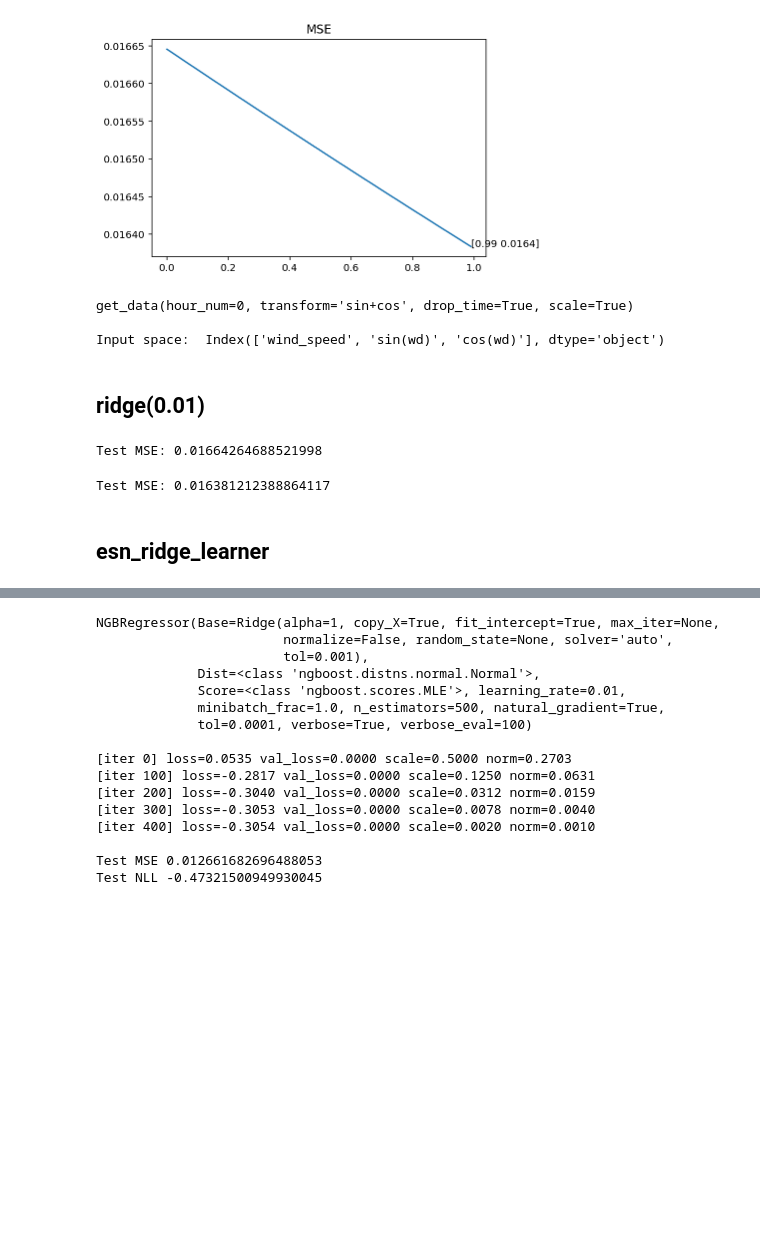
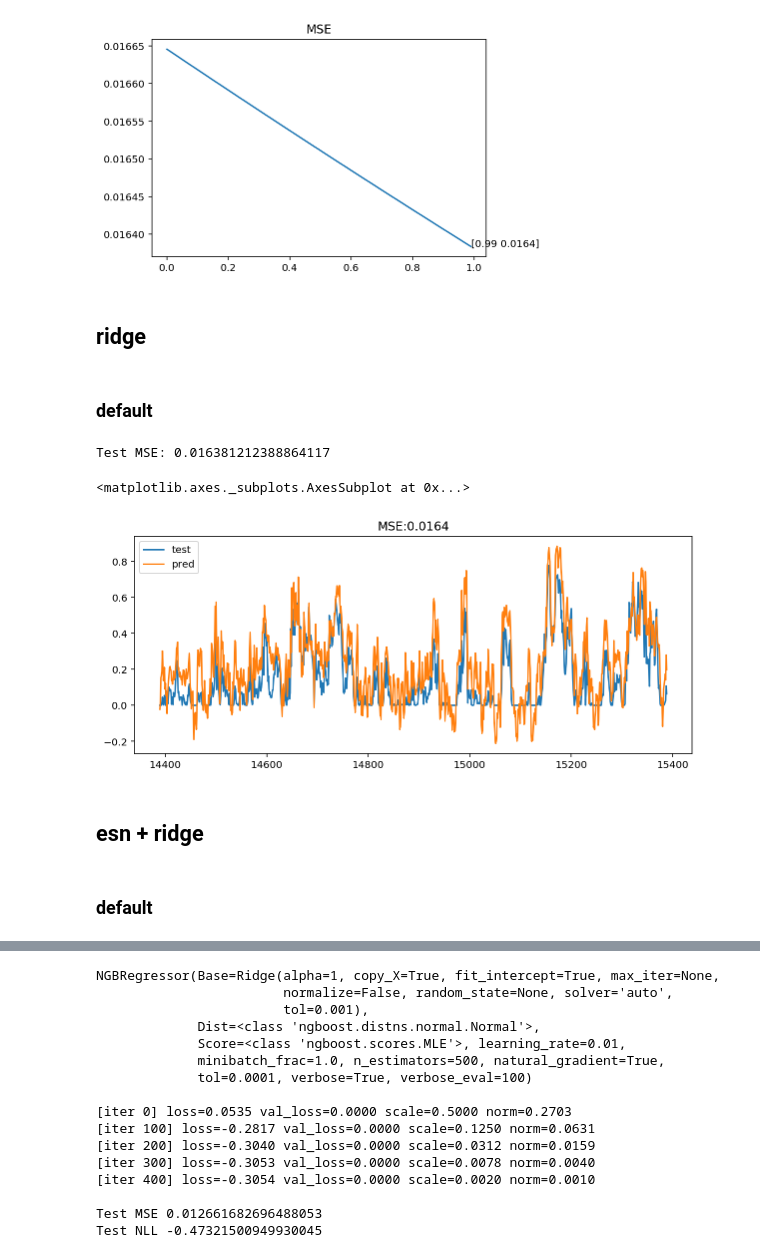
Before and after one commit to longdongchuan/ML_Project, a Jupyter notebook: ML - 2.1/result/GA-esn_learners/ridge模型对比.ipynb, the cells around one changed output, grey strips where cells are left out. Saved outputs shown, nothing was run; the diff lists cells and outputs as text; code cells hidden in the pictures; blank space fills up the shorter version.

```diff
--- a/ML - 2.1/result/GA-esn_learners/ridge模型对比.ipynb
+++ b/ML - 2.1/result/GA-esn_learners/ridge模型对比.ipynb
@@ -61,20 +56,3 @@ print('best alpha:', Series.idxmin())
 # %% [output]
 best alpha: 0.99
 [figure]
-# %%
-import sys
-sys.path.append('/Users/apple/Documents/ML_Project/ML - 2.1/module')
-from utils import *
-from ngboost.learners import *
-from sklearn.metrics import mean_squared_error
-import numpy as np
-from tqdm.notebook import tqdm as tqdm
-%config InlineBackend.figure_format='retina'
-
-X_train, X_test, Y_train, Y_test = get_data(hour_num=0, transform='sin+cos',
-                                            test_index=[14389, 15389],
-                                            drop_time=True, scale=True)
-# %% [output]
-get_data(hour_num=0, transform='sin+cos', drop_time=True, scale=True)
-
-Input space:  Index(['wind_speed', 'sin(wd)', 'cos(wd)'], dtype='object')
@@ -81,28 +71,41 @@ Input space:  Index(['wind_speed', 'sin(wd)', 'cos(wd)'], dtype='object')
 # %% [markdown]
-## ridge(0.01)
+## ridge
+# %% [markdown]
+### default
 # %%
 from sklearn.linear_model import Ridge
 
 mse_list = []
 for i in tqdm(range(100)):
-    Y_pred = Ridge(alpha=0.01).fit(X_train, Y_train).predict(X_test)
+    Y_pred = Ridge(alpha=1).fit(X_train, Y_train).predict(X_test)
     mse = mean_squared_error(Y_pred, Y_test)
     mse_list.append(mse)
 
 print('Test MSE:', np.mean(mse_list)) # 0.01664264688521998
+
+pd.DataFrame({'test':Y_test, 'pred':Y_pred})\
+.plot(figsize=(10,4), title='MSE:{}'.format(round(np.mean(mse_list),4)))
 # %% [output]
-Test MSE: 0.01664264688521998
+Test MSE: 0.016381212388864117
+<matplotlib.axes._subplots.AxesSubplot at 0x...>
+[figure, added]
+# %% [markdown]
+## esn + ridge
 # %%
-from sklearn.linear_model import Ridge
-
-mse_list = []
-for i in tqdm(range(100)):
-    Y_pred = Ridge(alpha=1).fit(X_train, Y_train).predict(X_test)
-    mse = mean_squared_error(Y_pred, Y_test)
-    mse_list.append(mse)
-
-print('Test MSE:', np.mean(mse_list)) # 0.01664264688521998
+def esn_ridge_learner_test(param):
+    mse_list = []
+    for i in tqdm(range(100)):
+        esn = esn_ridge_learner(
+                    n_readout = param['n_readout'],
+                    n_components = param['n_components'],
+                    damping = param['damping'],
+                    weight_scaling = param['weight_scaling'],
+                    alpha = param['alpha']).fit(X_train, Y_train)
+        Y_pred = esn.predict(X_test)
+        mse = mean_squared_error(Y_pred, Y_test)
+        mse_list.append(mse)
+    print('Test MSE:', np.mean(mse_list)) # 0.0164576028774735
+    pd.DataFrame({'test':Y_test, 'pred':Y_pred})\
+    .plot(figsize=(10,4), title='MSE:{}'.format(round(np.mean(mse_list),4)))
-# %% [output]
-Test MSE: 0.016381212388864117
 # %% [markdown]
-## esn_ridge_learner
+### default
```
Also changed, not shown: parts of 25 cells of this notebook, 8 other files.
